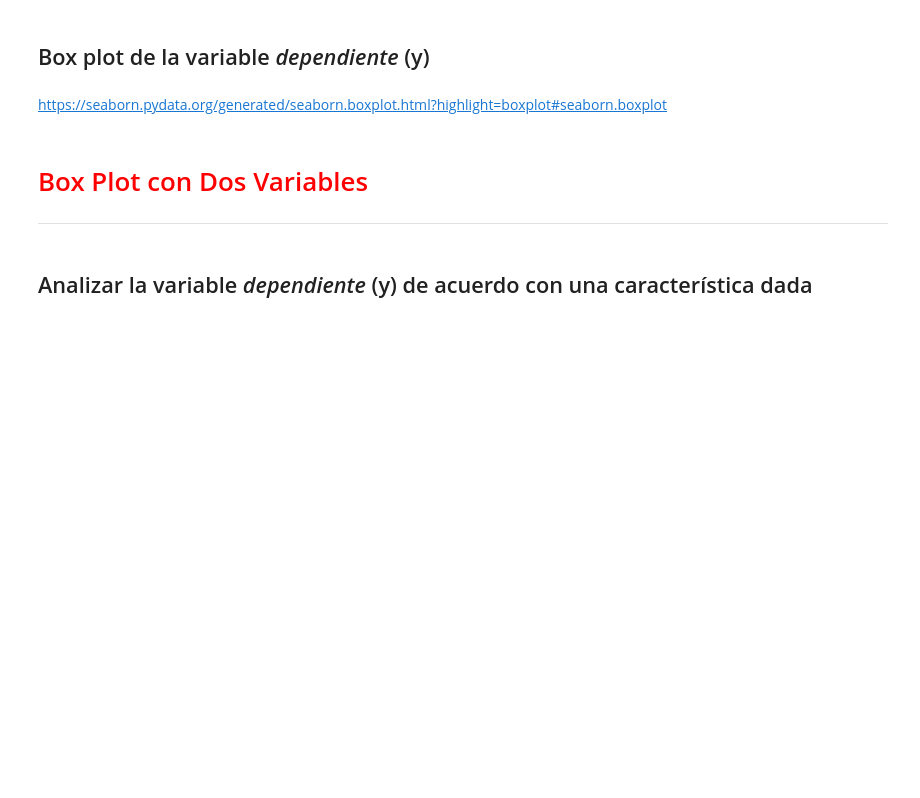
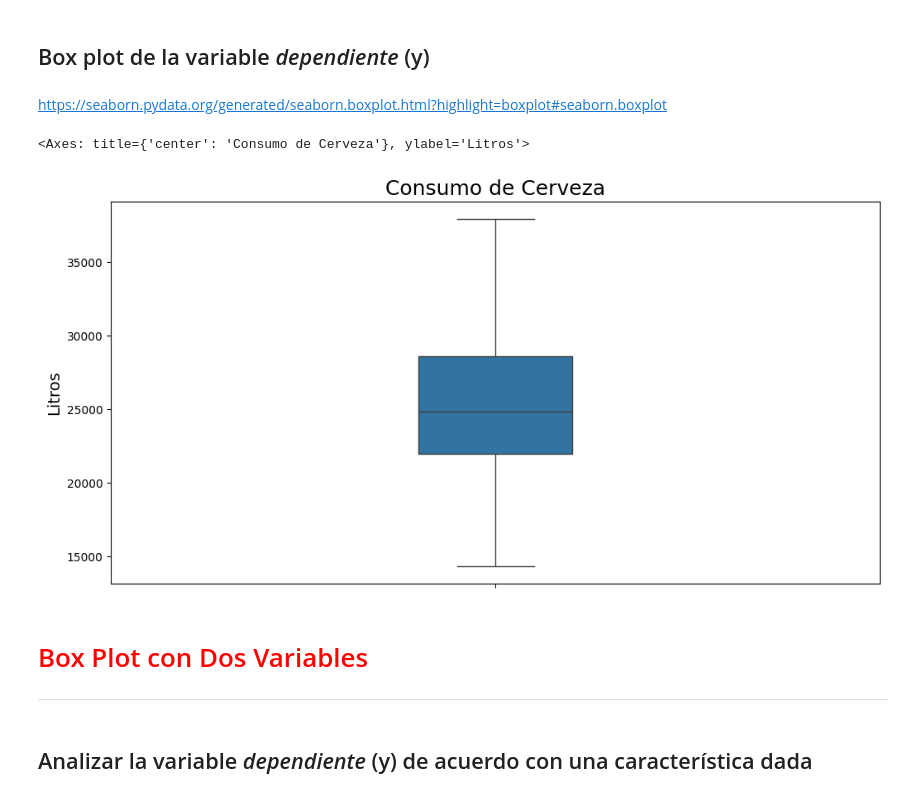
Before and after one commit to LordAguaKate/Practica_DATA_SCIENCE, a Jupyter notebook: Regresión_Lineal.ipynb, the cells around one changed output. Drawn from its saved outputs; the diff is of its cells as text; code cells hidden in the pictures; blank space fills up the shorter version.

Commit message:
Usando el boxplot

```diff
--- a/Regresión_Lineal.ipynb
+++ b/Regresión_Lineal.ipynb
@@ -140,6 +142,20 @@ https://seaborn.pydata.org/
 ## Box plot de la variable *dependiente* (y)
 # %% [markdown]
 https://seaborn.pydata.org/generated/seaborn.boxplot.html?highlight=boxplot#seaborn.boxplot
+# %%
+ax = sns.boxplot(
+    data=datos['consumo'],
+    orient='v',
+    width=0.2
+    )
+
+ax.figure.set_size_inches(12,6)
+ax.set_title('Consumo de Cerveza', fontsize=18)
+ax.set_ylabel('Litros', fontsize=14)
+ax
+# %% [output]
+<Axes: title={'center': 'Consumo de Cerveza'}, ylabel='Litros'>
+[figure, added]
 # %% [markdown]
 # <font color='red' style='font-size: 30px;'>Box Plot con Dos Variables</font>
 <hr style='border: 2px solid red;'>
```
Also changed, not shown: parts of 1 cell of this notebook.
